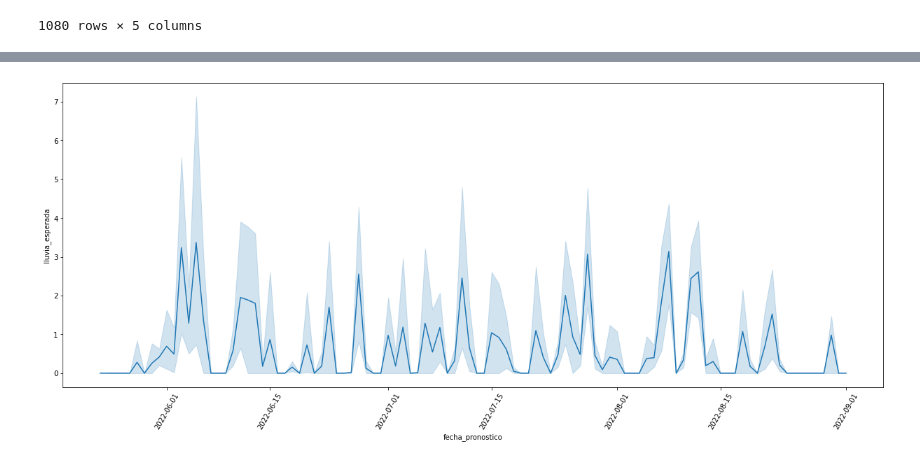
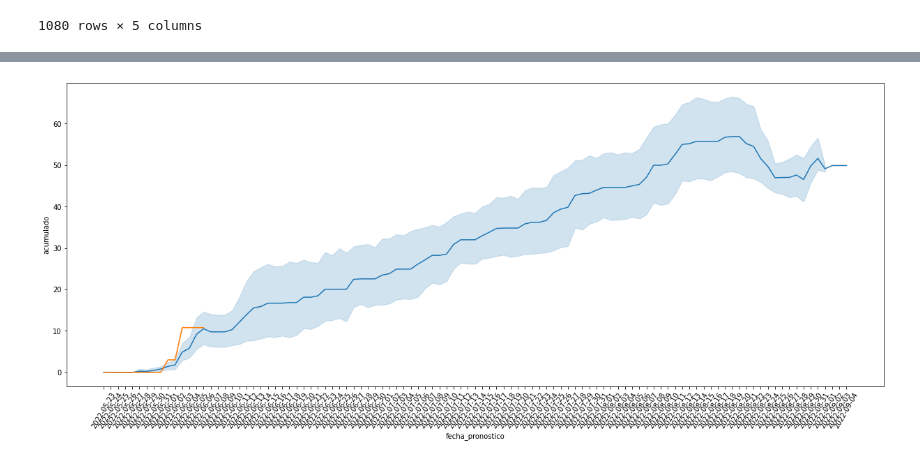
Before and after one commit to calvegh/lluvia, a Jupyter notebook: main.ipynb, the cells around one changed output, grey strips where cells are left out. Cells and saved outputs as stored; diff of their text form; code cells hidden in the pictures.

Commit message:
Comparación con lluvia real, falta mejorar como se unen los dataframes

```diff
--- a/main.ipynb
+++ b/main.ipynb
@@ -41,12 +41,13 @@ lluvia_diaria_06_01 = pd.read_csv('data/lluvia_diaria_2022-06-01_9.csv',sep=";",
 lluvia_diaria_06_02 = pd.read_csv('data/lluvia_diaria_2022-06-02_10.csv',sep=";",decimal=",")
 lluvia_diaria_06_03 = pd.read_csv('data/lluvia_diaria_2022-06-03_12.csv',sep=";",decimal=",")
 lluvia_diaria_06_04 = pd.read_csv('data/lluvia_diaria_2022-06-04_13.csv',sep=";",decimal=",")
+lluvia_diaria_06_07 = pd.read_csv('data/lluvia_diaria_2022-06-07_9.csv',sep=";",decimal=",")
 # %%
 lluvia_esperada_total = pd.concat([lluvia_diaria_23,lluvia_diaria_24,lluvia_diaria_25,lluvia_diaria_26_15,lluvia_diaria_27_11,
 lluvia_diaria_28_22,lluvia_diaria_29_9,lluvia_diaria_30_8,lluvia_diaria_31_9,lluvia_diaria_06_01,lluvia_diaria_06_02,lluvia_diaria_06_03,
-lluvia_diaria_06_04])
+lluvia_diaria_06_04,lluvia_diaria_06_07])
 lluvia_esperada_total.reset_index(drop=True,inplace=True)
-lluvia_esperada_total['lluvia_esperada'] = lluvia_esperada_total['probalidad_lluvia']*lluvia_esperada_total['precipitacion']
+#lluvia_esperada_total['lluvia_esperada'] = lluvia_esperada_total['probalidad_lluvia']*lluvia_esperada_total['precipitacion']
 # %%
 lluvia_esperada_total['fecha_pronostico'] = lluvia_esperada_total['fecha_pronostico'].astype('datetime64[ns]')
 # %%
@@ -109,0 +135,18 @@ plt.show()
+# %%
+lluvia_real = pd.DataFrame(
+    {'fecha':
+     ["2022-05-23", "2022-05-24", "2022-05-25", "2022-05-26", "2022-05-27",
+         "2022-05-28", "2022-05-29", "2022-05-30", "2022-05-31","2022-06-01","2022-06-02","2022-06-03","2022-06-04","2022-06-05","2022-06-06", ],
+     'lluvia_330114':
+     [0.0, 0.0, 0.0, 0.1, 0.0, 0.0, 0.0, 0.0, 0.0,2.5,0.0,7.0,0.0,0.0,0.0,],
+     'lluvia_330020':
+     [0.0, 0.0, 0.0, 0.0, 0.0, 0.0, 0.0, 0.0, 0.0,3.3,0.0,6.8,0.0,0.0,0.0,],
+     'lluvia_330019':
+     [0.0, 0.0, 0.0, 0.0, 0.0, 0.0, 0.0, 0.0, 0.0,4.5,0.0,12.9,0.0,0.0,0.0,],
+     'lluvia_330021':
+     [0.0, 0.0, 0.0, 0.0, 0.0, 0.0, 0.0, 0.0, 0.0,1.7,0.0,4.4,0.0,0.0,0.0,]
+
+     })
+lluvia_real['lluvia_promedio'] = lluvia_real.mean(axis=1)
+lluvia_real['acumulado_real']  = lluvia_real['lluvia_promedio'].cumsum()
+lluvia_real
@@ -109,0 +170,3 @@ plt.show()
+# %%
+lluvia_esperada_total = lluvia_esperada_total.merge(lluvia_real, left_on='fecha_pronostico',right_on='fecha', how='left')
+lluvia_esperada_total
@@ -110,7 +187,8 @@ plt.show()
 # %%
 plt.figure(figsize = (21,8))
-ax = sns.lineplot(data=lluvia_esperada_total, x="fecha_pronostico", y="lluvia_esperada")
+ax = sns.lineplot(data=lluvia_esperada_total, x="fecha_pronostico", y="acumulado")
+ax = sns.lineplot(data=lluvia_esperada_total, x="fecha_pronostico", y="acumulado_real")
 plt.xticks(rotation=60)
 plt.show()
 # %% [output]
-[figure, old version]
+[figure, new version]
```
Also changed, not shown: parts of 7 cells of this notebook, 2 other files.
